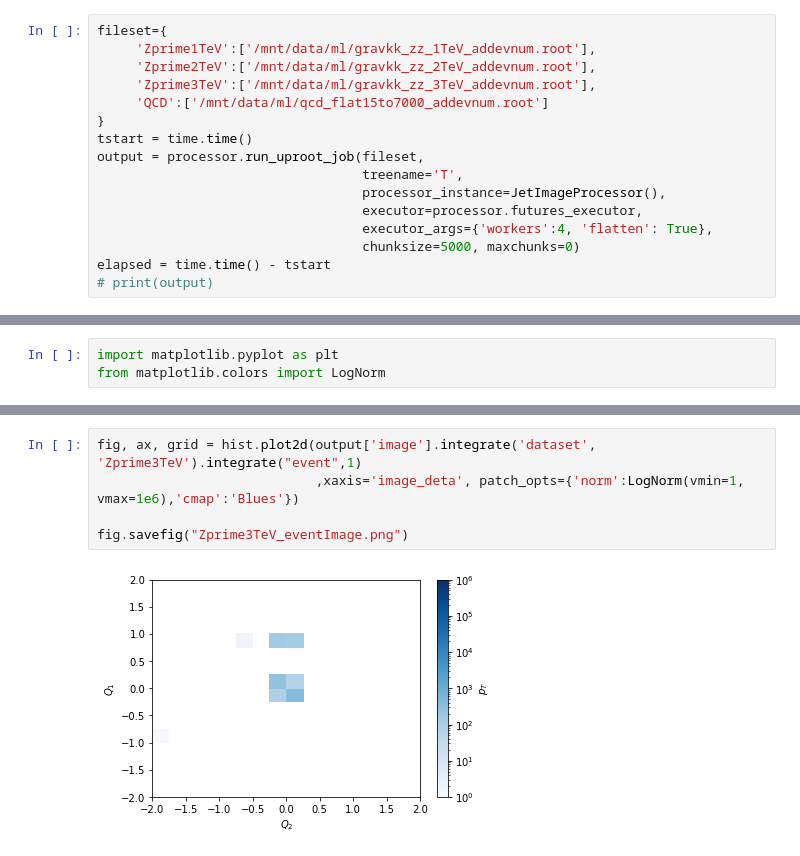
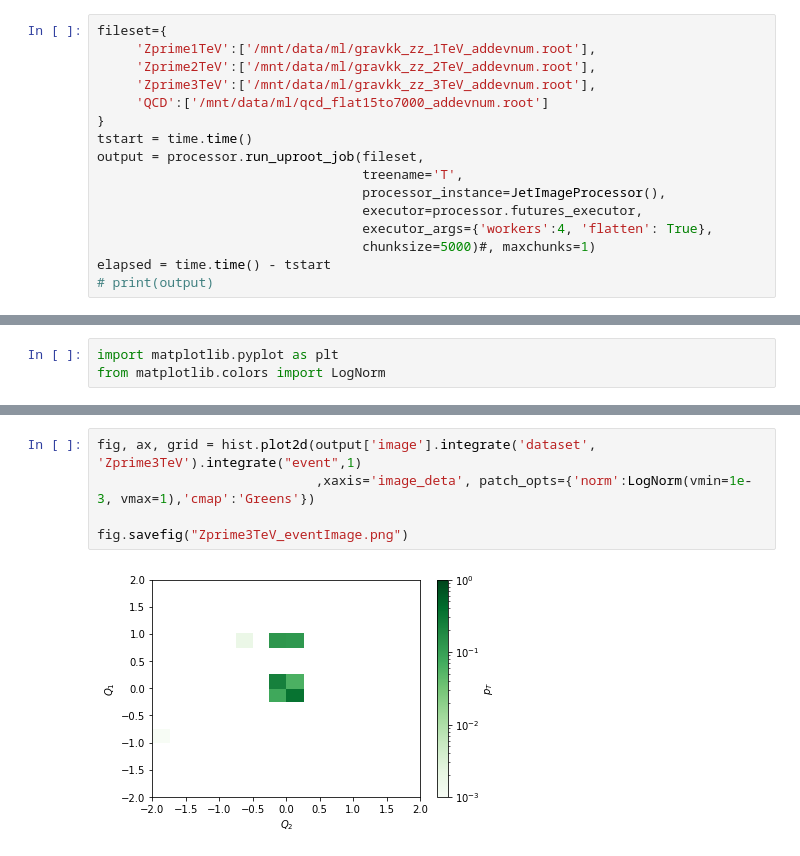
Before and after one commit to mdmorris/XAICoffea, a Jupyter notebook: ShowJets.ipynb, the cells around one changed output, grey strips where cells are left out. Drawn from its saved outputs; the diff is of its cells as text.

```diff
--- a/ShowJets.ipynb
+++ b/ShowJets.ipynb
@@ -225,7 +247,7 @@ output = processor.run_uproot_job(fileset,
                                   processor_instance=JetImageProcessor(),
                                   executor=processor.futures_executor,
                                   executor_args={'workers':4, 'flatten': True},
-                                  chunksize=5000, maxchunks=0)
+                                  chunksize=5000)#, maxchunks=1)
 elapsed = time.time() - tstart
 # print(output)
 # %% [output]
@@ -273,8 +295,8 @@ fig.savefig("Zprime3TeV_image.png")
 # %%
 fig, ax, grid = hist.plot2d(output['image'].integrate('dataset', 'Zprime3TeV').integrate("event",1)
-                            ,xaxis='image_deta', patch_opts={'norm':LogNorm(vmin=1, vmax=1e6),'cmap':'Blues'})
+                            ,xaxis='image_deta', patch_opts={'norm':LogNorm(vmin=1e-3, vmax=1),'cmap':'Greens'})
 
 fig.savefig("Zprime3TeV_eventImage.png")
 # %% [output]
-[figure, old version]
+[figure, new version]
 # %%
```
Also changed, not shown: parts of 16 cells of this notebook.
